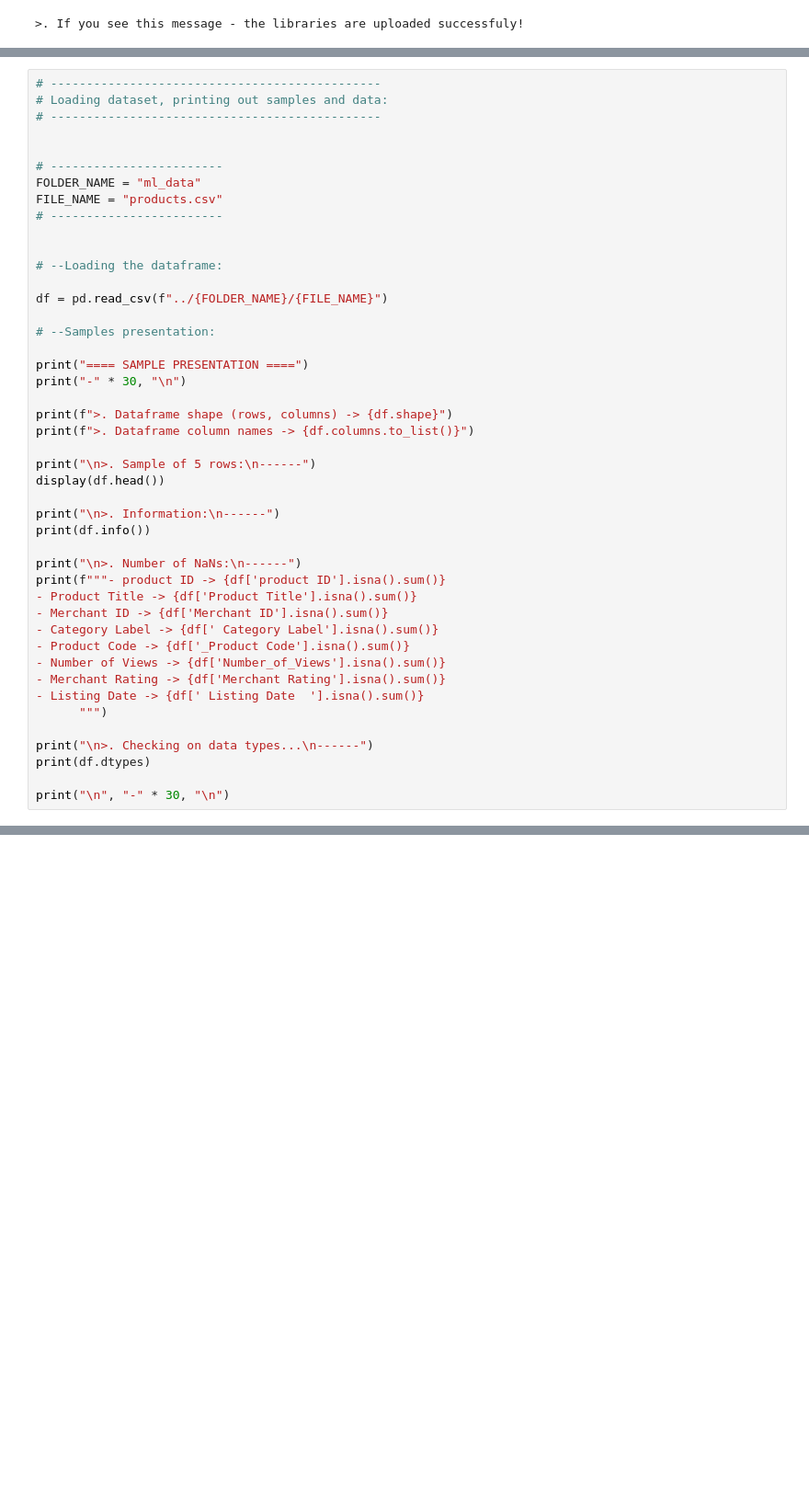
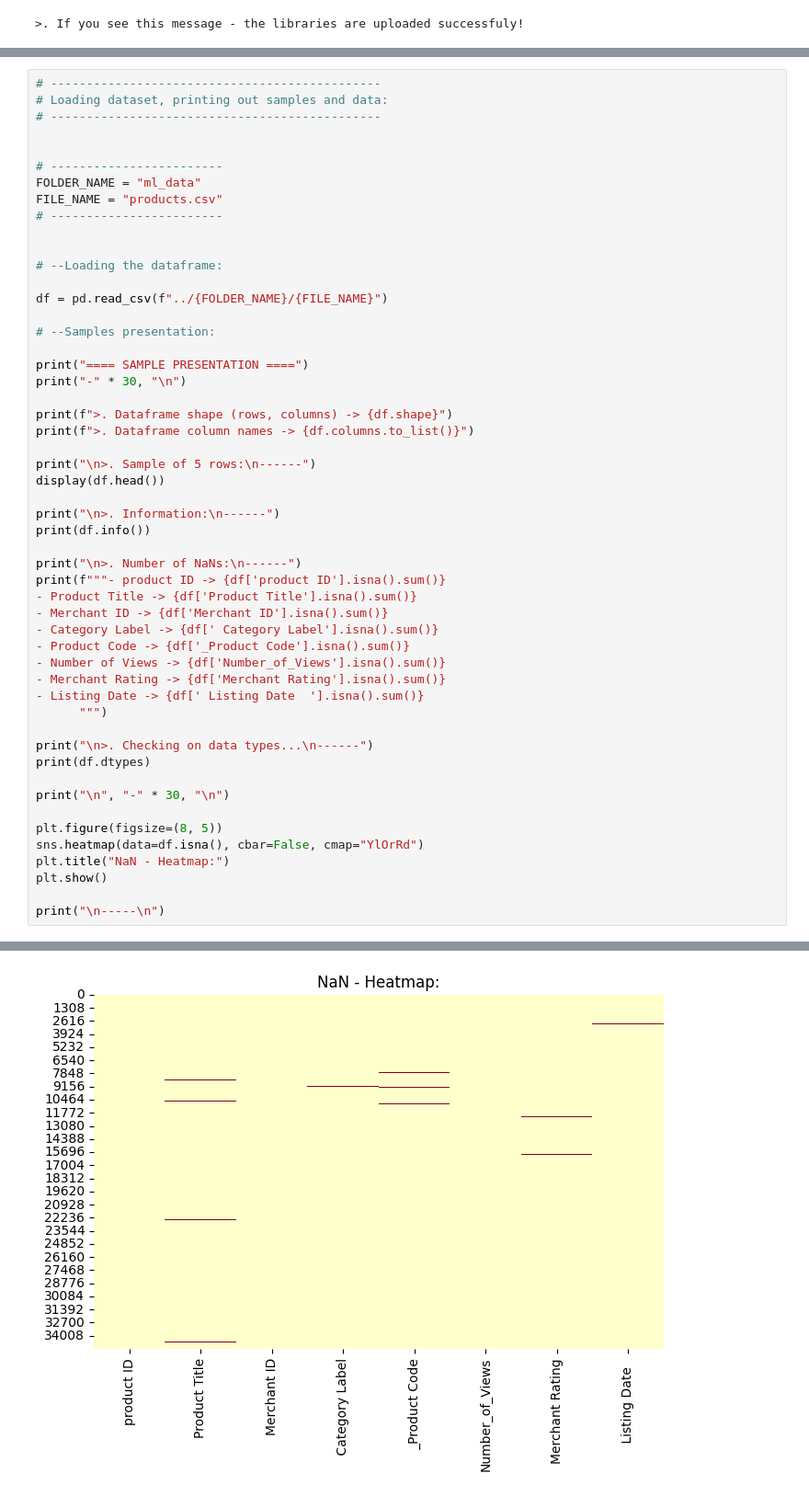
Before and after one commit to d-jlvc/ml-category-prediction, a Jupyter notebook: notebooks/products_data_analysis.ipynb, the cells around one changed output, grey strips where cells are left out. Shown: that part at 92% size. Drawn from its saved outputs; the diff is of its cells as text; blank space fills up the shorter version.

```diff
--- a/notebooks/products_data_analysis.ipynb
+++ b/notebooks/products_data_analysis.ipynb
@@ -67,35 +76,43 @@ print("\n>. Checking on data types...\n------")
 print(df.dtypes)
 
 print("\n", "-" * 30, "\n")
+
+plt.figure(figsize=(8, 5))
+sns.heatmap(data=df.isna(), cbar=False, cmap="YlOrRd")
+plt.title("NaN - Heatmap:")
+plt.show()
+
+print("\n-----\n")
 # %% [output]
 ==== SAMPLE PRESENTATION ====
 ------------------------------
 
 >. Dataframe shape (rows, columns) -> (35311, 8)
 >. Dataframe column names -> ['product ID', 'Product Title', 'Merchant ID', ' Category Label', '_Product Code', 'Number_of_Views', 'Merchant Rating', ' Listing Date  ']
 
 >. Sample of 5 rows:
 ------
 |  | product ID | Product Title | Merchant ID | Category Label | _Product Code | Number_of_Views | ... |
 | 0 | 1 | apple iphone 8 plus 64gb silver | 1 | Mobile Phones | QA-2276-XC | 860.0 | ... |
 | 1 | 2 | apple iphone 8 plus 64 gb spacegrau | 2 | Mobile Phones | KA-2501-QO | 3772.0 | ... |
 | 2 | 3 | apple mq8n2b/a iphone 8 plus 64gb... | 3 | Mobile Phones | FP-8086-IE | 3092.0 | ... |
 | 3 | 4 | apple iphone 8 plus 64gb space grey | 4 | Mobile Phones | YI-0086-US | 466.0 | ... |
 | 4 | 5 | apple iphone 8 plus gold 5.5 64gb... | 5 | Mobile Phones | NZ-3586-WP | 4426.0 | ... |
 >. Information:
 ------
 <class 'pandas.core.frame.DataFrame'>
 RangeIndex: 35311 entries, 0 to 35310
 Data columns (total 8 columns):
  #   Column           Non-Null Count  Dtype
 ---  ------           --------------  -----
  0   product ID       35311 non-null  int64
  1   Product Title    35139 non-null  object
  2   Merchant ID      35311 non-null  int64
  3    Category Label  35267 non-null  object
  4   _Product Code    35216 non-null  object
 ... (28 lines left out)
  Listing Date       object
 dtype: object
 
  ------------------------------
+[figure, added]
```
Also changed, not shown: parts of 8 cells of this notebook, 1 other file.
